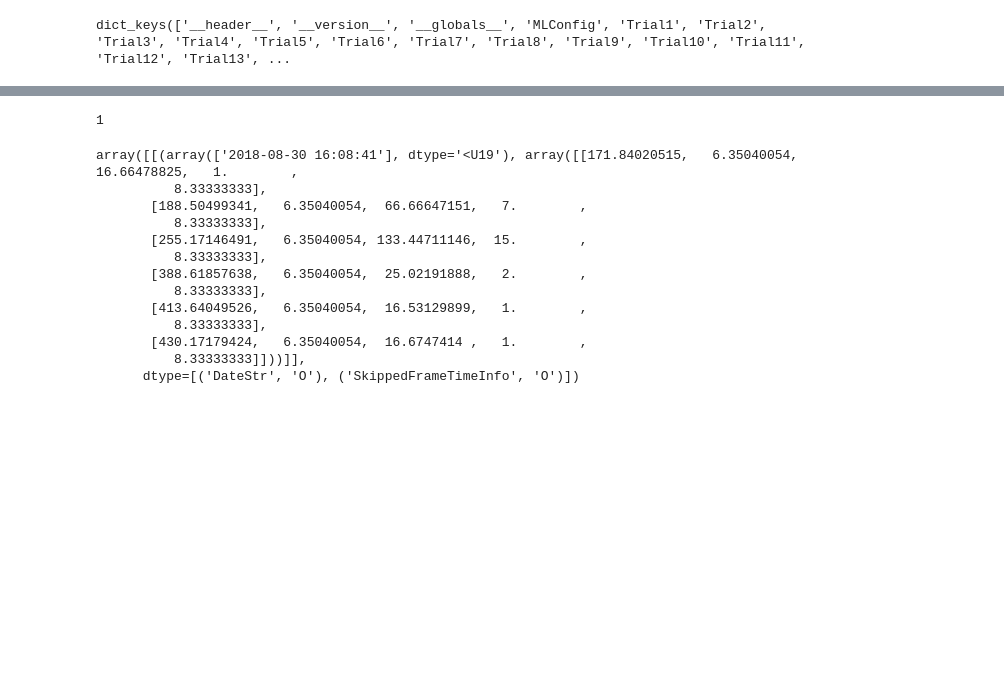
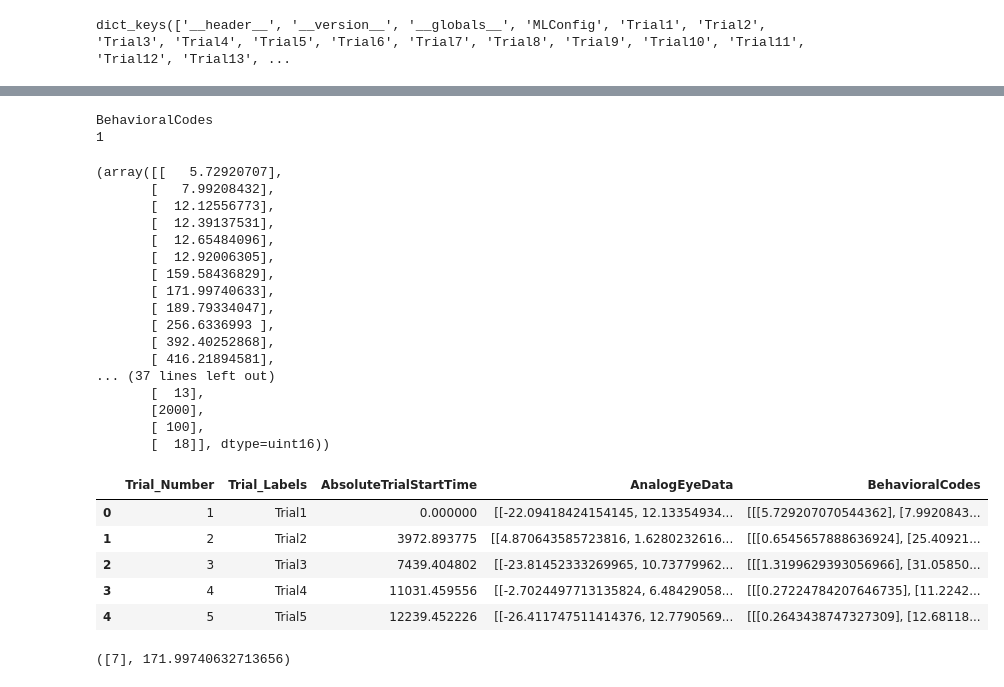
Before and after one commit to SmilodonCub/linArray, a Jupyter notebook: linArray_notebook.ipynb, the cells around one changed output, grey strips where cells are left out. Saved outputs shown, nothing was run; the diff lists cells and outputs as text; code cells hidden in the pictures; blank space fills up the shorter version.

Commit message:
bhv dat to pandas df

```diff
--- a/linArray_notebook.ipynb
+++ b/linArray_notebook.ipynb
@@ -494,21 +512,65 @@ Trial1_bhvdat = bhvMat[ 'Trial1' ]
 #Trial1_bhvdat[0][0][8][0][0] #strobed codes & code timestamps
 
 #TrialRecord_bhvdat = bhvMat[ 'TrialRecord' ]
-num = 12
+num = 8
+print( bhv_fields[ num ] )
 print( len(Trial1_bhvdat[0][0][num]) ) #
-Trial1_bhvdat[0][0][num]
+Trial1_bhvdat[0][0][num][0][0]
 # %% [output]
+BehavioralCodes
 1
-array([[(array(['2018-08-30 16:08:41'], dtype='<U19'), array([[171.84020515,   6.35040054,  16.66478825,   1.        ,
-          8.33333333],
-       [188.50499341,   6.35040054,  66.66647151,   7.        ,
-          8.33333333],
-       [255.17146491,   6.35040054, 133.44711146,  15.        ,
-          8.33333333],
-       [388.61857638,   6.35040054,  25.02191888,   2.        ,
-          8.33333333],
-       [413.64049526,   6.35040054,  16.53129899,   1.        ,
-          8.33333333],
-       [430.17179424,   6.35040054,  16.6747414 ,   1.        ,
-          8.33333333]]))]],
-      dtype=[('DateStr', 'O'), ('SkippedFrameTimeInfo', 'O')])
+(array([[   5.72920707],
+       [   7.99208432],
+       [  12.12556773],
+       [  12.39137531],
+       [  12.65484096],
+       [  12.92006305],
+       [ 159.58436829],
+       [ 171.99740633],
+       [ 189.79334047],
+       [ 256.6336993 ],
+       [ 392.40252868],
+       [ 416.21894581],
+... (37 lines left out)
+       [  13],
+       [2000],
+       [ 100],
+       [  18]], dtype=uint16))
+# %%
+# need some functions to move relevant data from the .mat structure to a pandas dataframe
+
+def bhvmat2pandasdf( bhvmat ):
+    """
+    move data from a .mat file adaptation of a .bhv file
+    into a more human-friendly format as a pandas dataframe
+
+    takes an input a .mat file returns a df
+    """
+
+    num_trials = bhvmat['TrialRecord'][0][0][0][0][0]
+    trial_nums = list( range( 1,num_trials + 1 ) )
+    trial_Labels = [ 'Trial' + str( trial_num ) for trial_num in trial_nums ]
+    AbsTST = [ bhvmat[ trial_label ][0][0][6][0][0] for trial_label in trial_Labels ]
+    Eyedat = [ bhvmat[ trial_label ][0][0][9][0][0][1] for trial_label in trial_Labels ]
+    BHVCodes = [ bhvmat[ trial_label ][0][0][8][0][0] for trial_label in trial_Labels ]
+
+
+    bhv_data = { 'Trial_Number':trial_nums,
+                'Trial_Labels':trial_Labels,
+                'AbsoluteTrialStartTime':AbsTST,
+                'AnalogEyeData':Eyedat,
+                'BehavioralCodes':BHVCodes }
+    bhv_df = pd.DataFrame( bhv_data )
+
+    return bhv_df
+# %%
+abhv_df = bhvmat2pandasdf( bhvMat )
+abhv_df.head()
+#len( bhvMat[ 'Trial1' ][0][0][9][0][0][1] )
+# %% [output]
+|  | Trial_Number | Trial_Labels | AbsoluteTrialStartTime | AnalogEyeData | BehavioralCodes |
+| 0 | 1 | Trial1 | 0.000000 | [[-22.09418424154145, 12.13354934... | [[[5.729207070544362], [7.9920843... |
+| 1 | 2 | Trial2 | 3972.893775 | [[4.870643585723816, 1.6280232616... | [[[0.6545657888636924], [25.40921... |
+| 2 | 3 | Trial3 | 7439.404802 | [[-23.81452333269965, 10.73779962... | [[[1.3199629393056966], [31.05850... |
+| 3 | 4 | Trial4 | 11031.459556 | [[-2.7024497713135824, 6.48429058... | [[[0.27224784207646735], [11.2242... |
+| 4 | 5 | Trial5 | 12239.452226 | [[-26.411747511414376, 12.7790569... | [[[0.2643438747327309], [12.68118... |
@@ -514,0 +599,4 @@ array([[(array(['2018-08-30 16:08:41'], dtype='<U19'), array([[171.84020515,   6
+# %%
+addEventcodeVariable( abhv_df, [10, 30] )
+# %% [output]
+([7], 171.99740632713656)
```
Also changed, not shown: parts of 5 cells of this notebook.
